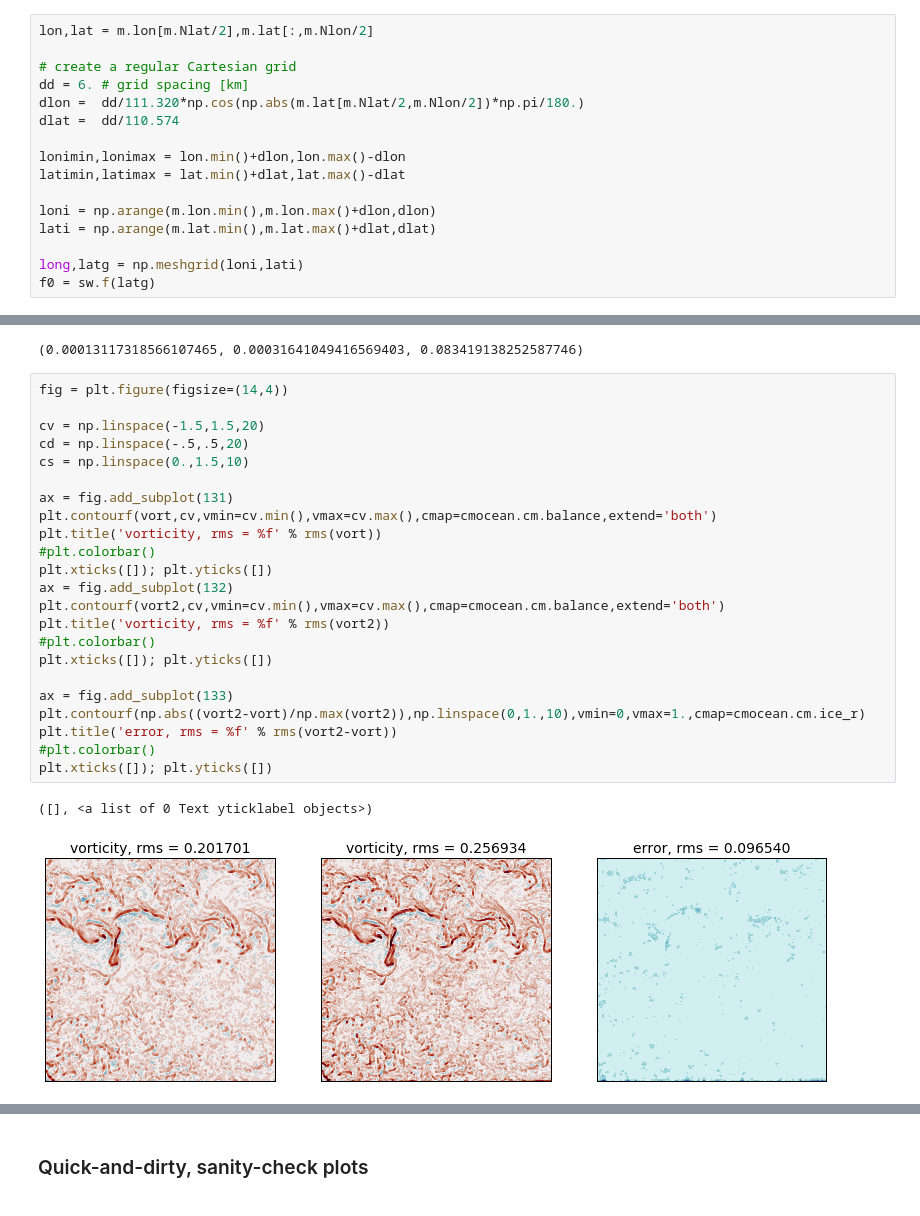
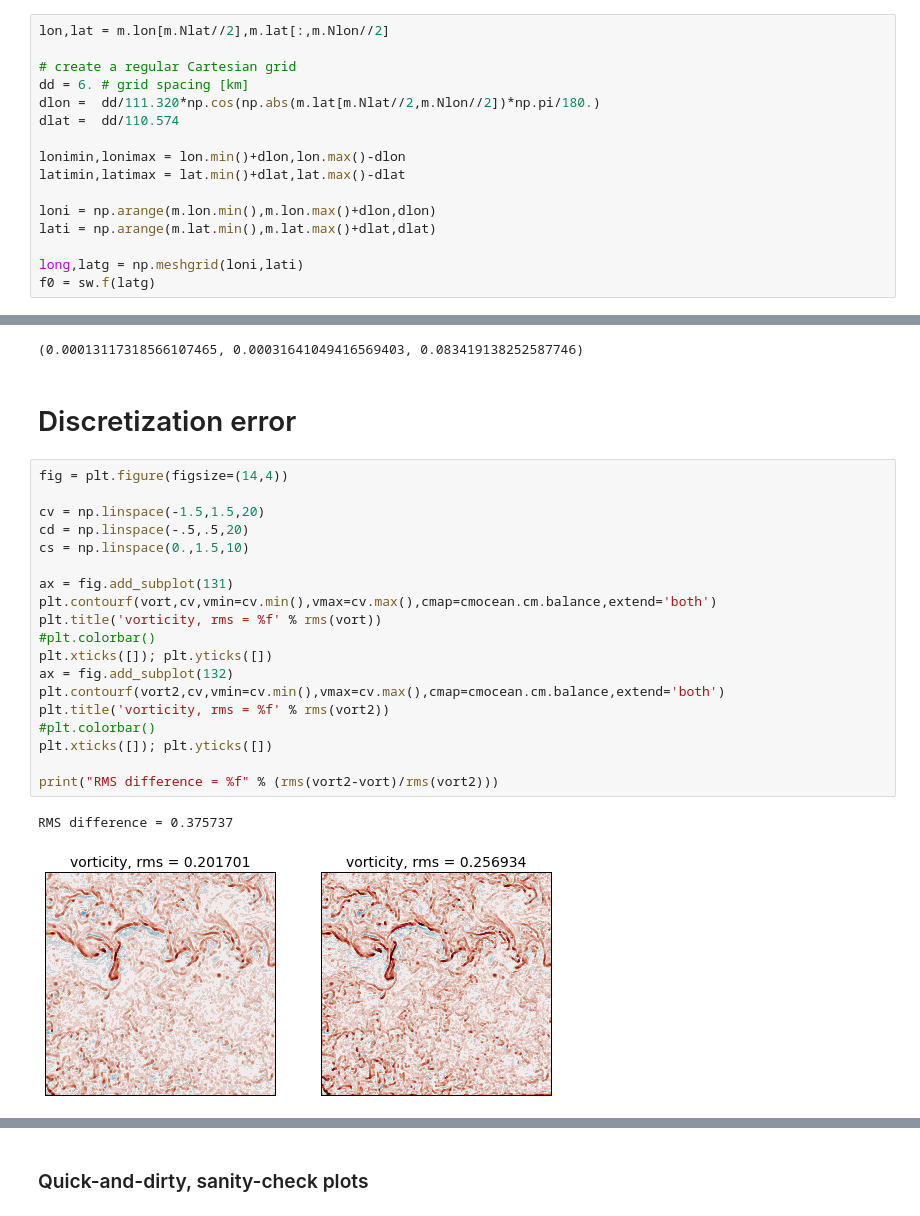
Before and after one commit to cesar-rocha/UpperOceanSeasonality, a Jupyter notebook: notebooks/LLCProcessing.ipynb, the cells around one changed output, grey strips where cells are left out. Cells and saved outputs as stored; diff of their text form.

```diff
--- a/notebooks/LLCProcessing.ipynb
+++ b/notebooks/LLCProcessing.ipynb
@@ -45,11 +45,11 @@ datetime.datetime(2011, 3, 8, 22, 0)
 #                 and V = -zonal component (see Dimitris's llc.readme).
 u, v, eta = m.load_2d_data(filev),  -m.load_2d_data(fileu), m.load_2d_data(fileeta)
 # %%
-lon,lat = m.lon[m.Nlat/2],m.lat[:,m.Nlon/2]
+lon,lat = m.lon[m.Nlat//2],m.lat[:,m.Nlon//2]
 
 # create a regular Cartesian grid
 dd = 6. # grid spacing [km]
-dlon =  dd/111.320*np.cos(np.abs(m.lat[m.Nlat/2,m.Nlon/2])*np.pi/180.)
+dlon =  dd/111.320*np.cos(np.abs(m.lat[m.Nlat//2,m.Nlon//2])*np.pi/180.)
 dlat =  dd/110.574
 
 lonimin,lonimax = lon.min()+dlon,lon.max()-dlon
@@ -123,32 +126,30 @@ vort.mean()/np.abs(vort).max(), div.mean()/np.abs(div).max(), strain.mean()/np.a
 vort2.mean()/np.abs(vort2).max(), div2.mean()/np.abs(div2).max(), strain2.mean()/np.abs(strain2).max()
 # %% [output]
 (0.00013117318566107465, 0.00031641049416569403, 0.083419138252587746)
+# %% [markdown]
+#  Discretization error
 # %%
 fig = plt.figure(figsize=(14,4))
 
 cv = np.linspace(-1.5,1.5,20)
 cd = np.linspace(-.5,.5,20)
 cs = np.linspace(0.,1.5,10)
 
 ax = fig.add_subplot(131)
 plt.contourf(vort,cv,vmin=cv.min(),vmax=cv.max(),cmap=cmocean.cm.balance,extend='both')
 plt.title('vorticity, rms = %f' % rms(vort))
 #plt.colorbar()
 plt.xticks([]); plt.yticks([])
 ax = fig.add_subplot(132)
 plt.contourf(vort2,cv,vmin=cv.min(),vmax=cv.max(),cmap=cmocean.cm.balance,extend='both')
 plt.title('vorticity, rms = %f' % rms(vort2))
 #plt.colorbar()
 plt.xticks([]); plt.yticks([])
 
-ax = fig.add_subplot(133)
-plt.contourf(np.abs((vort2-vort)/np.max(vort2)),np.linspace(0,1.,10),vmin=0,vmax=1.,cmap=cmocean.cm.ice_r)
-plt.title('error, rms = %f' % rms(vort2-vort))
-#plt.colorbar()
-plt.xticks([]); plt.yticks([])
+print("RMS difference = %f" % (rms(vort2-vort)/rms(vort2)))
 # %% [output]
-([], <a list of 0 Text yticklabel objects>)
+RMS difference = 0.375737
-[figure, old version]
+[figure, new version]
 # %%
 fig = plt.figure(figsize=(14,4))
 ax = fig.add_subplot(131)
```
Also changed, not shown: parts of 4 cells of this notebook, 3 other files.
